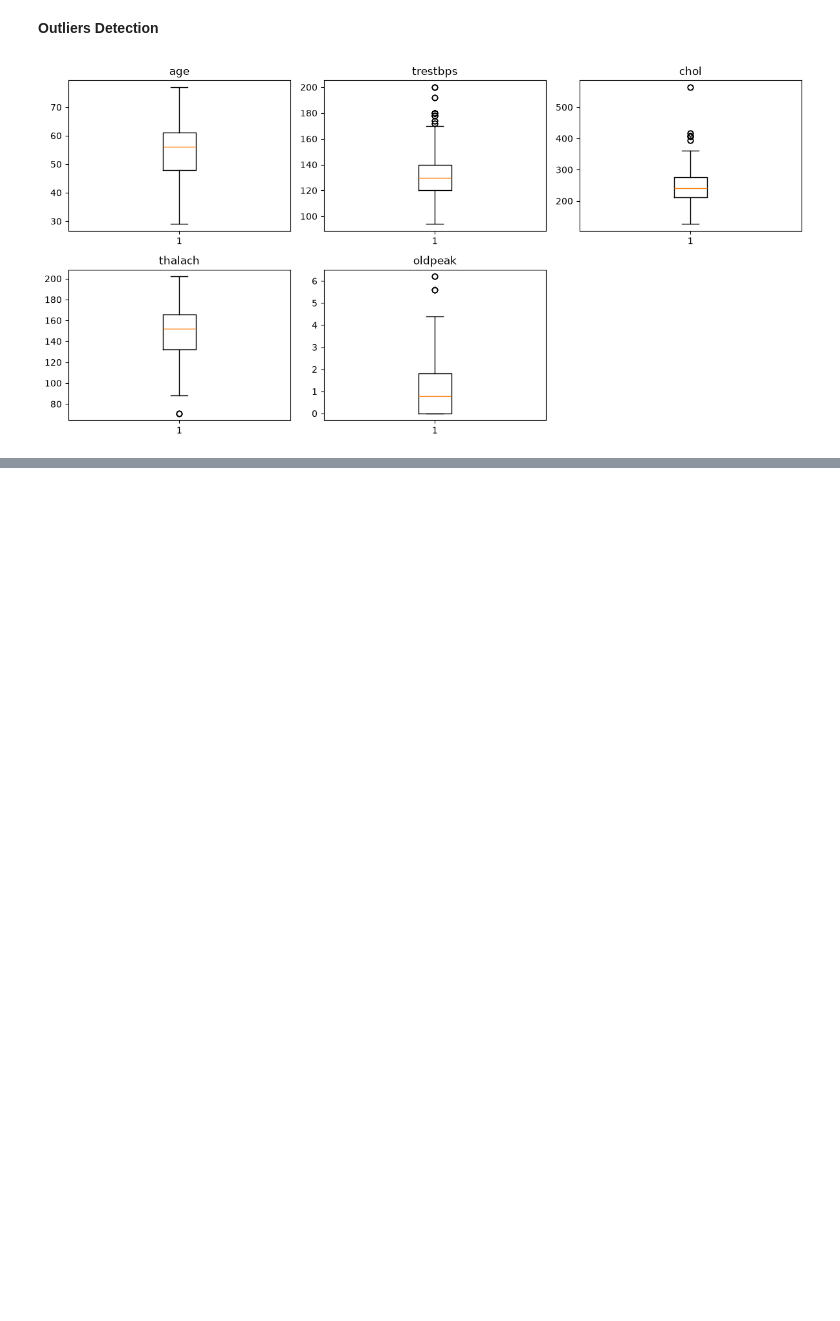
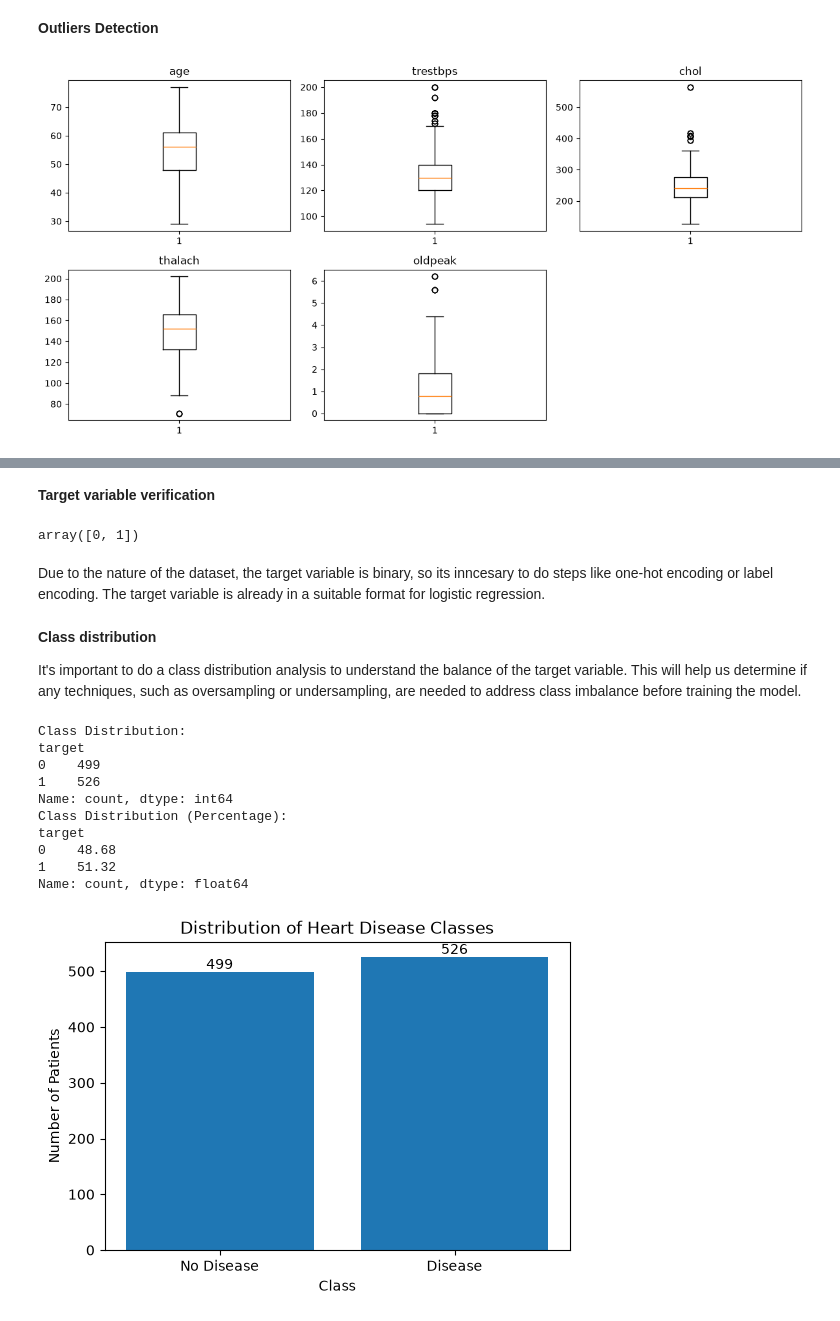
Before and after one commit to NicoToro25/TDSE-Lab1-Heart-Disease-Risk-Prediction, a Jupyter notebook: heart_disease_lr_analysis.ipynb, the cells around one changed output, grey strips where cells are left out. Cells and saved outputs as stored; diff of their text form; code cells hidden in the pictures; blank space fills up the shorter version.

```diff
--- a/heart_disease_lr_analysis.ipynb
+++ b/heart_disease_lr_analysis.ipynb
@@ -95,0 +104,54 @@ plt.show()
+# %% [markdown]
+**Target variable verification**
+# %%
+df["target"].unique()
+# %% [output]
+array([0, 1])
+# %% [markdown]
+Due to the nature of the dataset, the target variable is binary, so its inncesary to do steps like one-hot encoding or label encoding. The target variable is already in a suitable format for logistic regression.
+# %% [markdown]
+**Class distribution**
+
+It's important to do a class distribution analysis to understand the balance of the target variable. This will help us determine if any techniques, such as oversampling or undersampling, are needed to address class imbalance before training the model.
+# %%
+class_distribution = df["target"].value_counts().sort_index()
+
+print("Class Distribution:" )
+print(class_distribution)
+
+print("Class Distribution (Percentage):" )
+print((class_distribution / len(df) * 100).round(2))
+
+plt.figure(figsize=(6,4))
+
+bars = plt.bar(
+    ["No Disease", "Disease"],
+    class_distribution.values
+)
+
+plt.title("Distribution of Heart Disease Classes")
+plt.xlabel("Class")
+plt.ylabel("Number of Patients")
+
+# Mostrar valores encima de cada barra
+for bar in bars:
+    plt.text(
+        bar.get_x() + bar.get_width()/2,
+        bar.get_height() + 5,
+        str(int(bar.get_height())),
+        ha='center'
+    )
+
+plt.show()
+# %% [output]
+Class Distribution:
+target
+0    499
+1    526
+Name: count, dtype: int64
+Class Distribution (Percentage):
+target
+0    48.68
+1    51.32
+Name: count, dtype: float64
+[figure, added]
```
Also changed, not shown: parts of 18 cells of this notebook.
